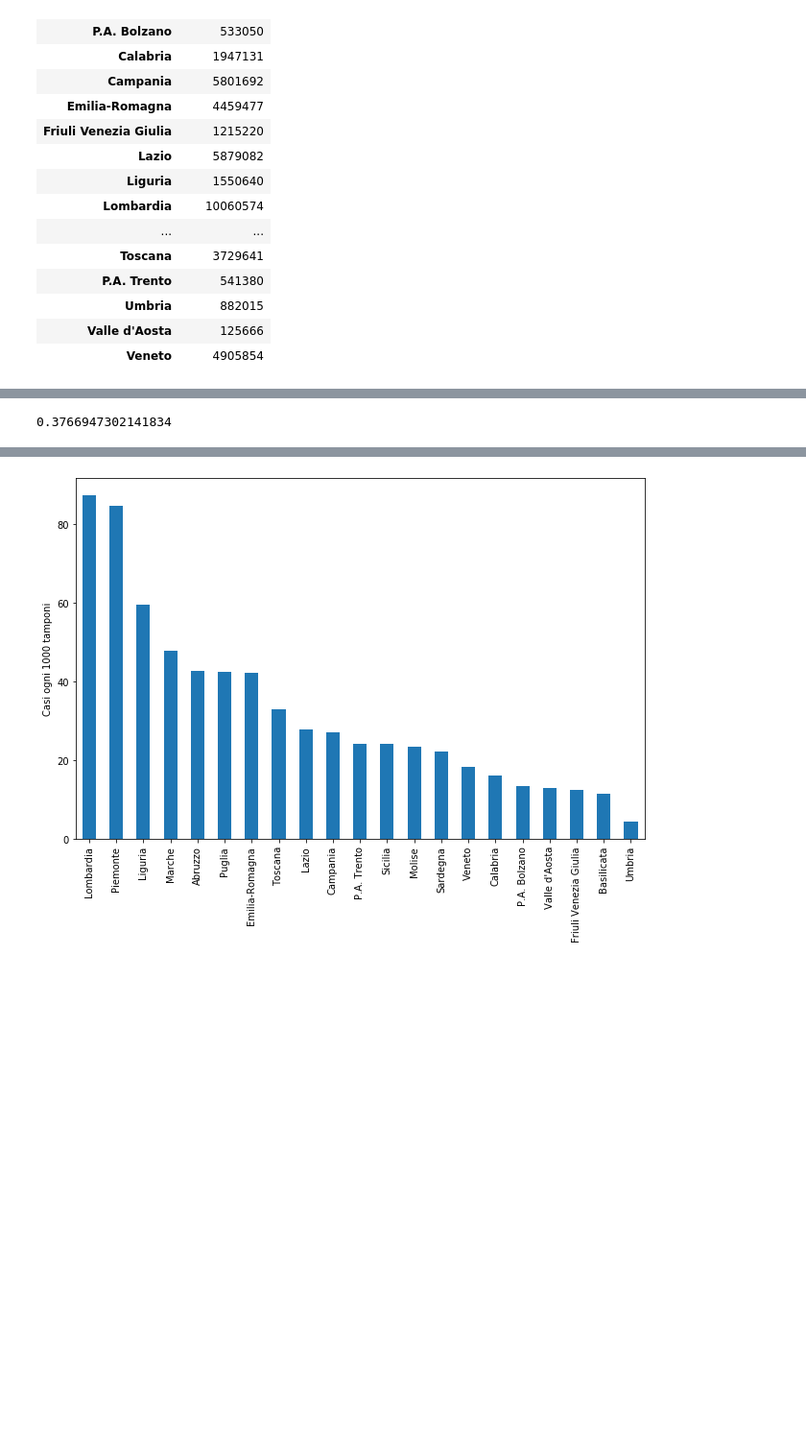
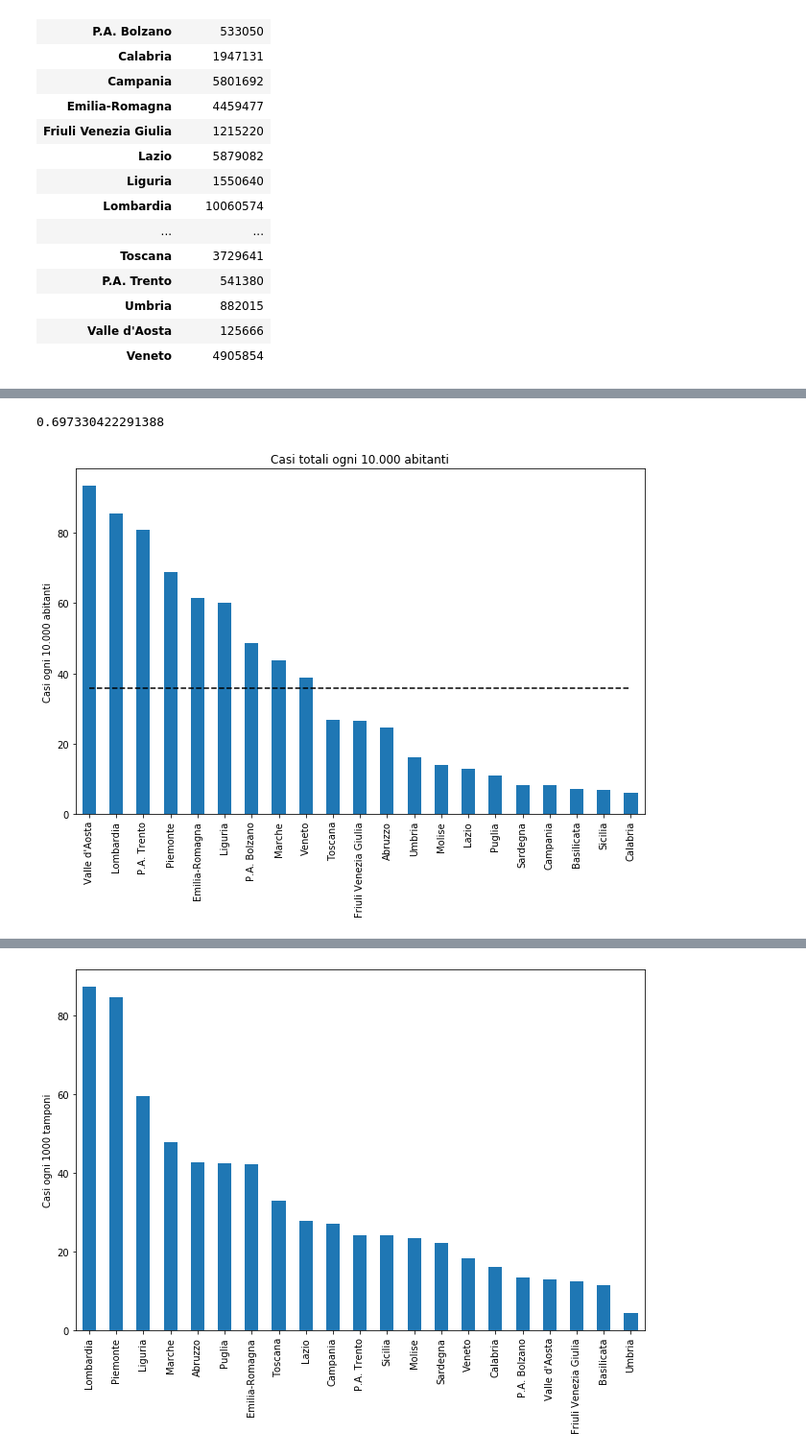
Before and after one commit to apalladi/datascienceprojects, a Jupyter notebook: covid19/SIR-v2-ITA-Molise.ipynb, the cells around one changed output, grey strips where cells are left out. Shown at 96% size. Cells and saved outputs as stored; diff of their text form; code cells hidden in the pictures; blank space fills up the shorter version.

```diff
--- a/covid19/SIR-v2-ITA-Molise.ipynb
+++ b/covid19/SIR-v2-ITA-Molise.ipynb
@@ -390,7 +390,24 @@ tamponi/popolazione massimo  0.08149569881207228
 # %%
 newtab_regioni.loc['Lombardia','totale_positivi']/newtab_regioni['totale_positivi'].sum()
+
+print(newtab_regioni['inf/pop'].mean())
 # %% [output]
-0.3766947302141834
+0.697330422291388
+# %%
+newtab_regioni=newtab_regioni.sort_values(by='tot/pop',ascending=False)
+
+plt.figure(figsize=(9,7))
+newtab_regioni['tot/pop'].plot(kind='bar')
+plt.xticks(rotation=90)
+plt.ylabel('Casi ogni 10.000 abitanti')
+plt.xlabel('')
+plt.plot(np.arange(0,21),np.zeros(21)+newtab_regioni['tot/pop'].mean(),linestyle='--',color='black',label='Media')
+plt.title('Casi totali ogni 10.000 abitanti')
+plt.tight_layout()
+plt.savefig('output/casiregionale_totpop.png',dpi=300)
+plt.show()
+# %% [output]
+[figure, added]
 # %%
 newtab_regioni=newtab_regioni.sort_values(by='inf/pop',ascending=False)
 
```
Also changed, not shown: parts of 3 cells of this notebook, 50 other files.
